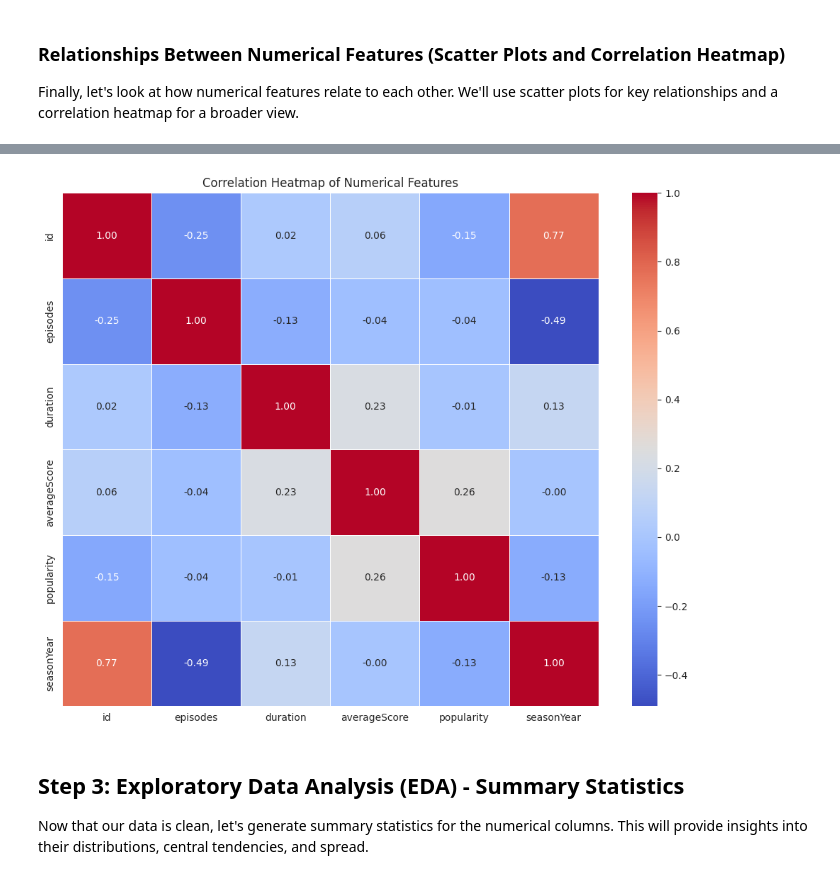
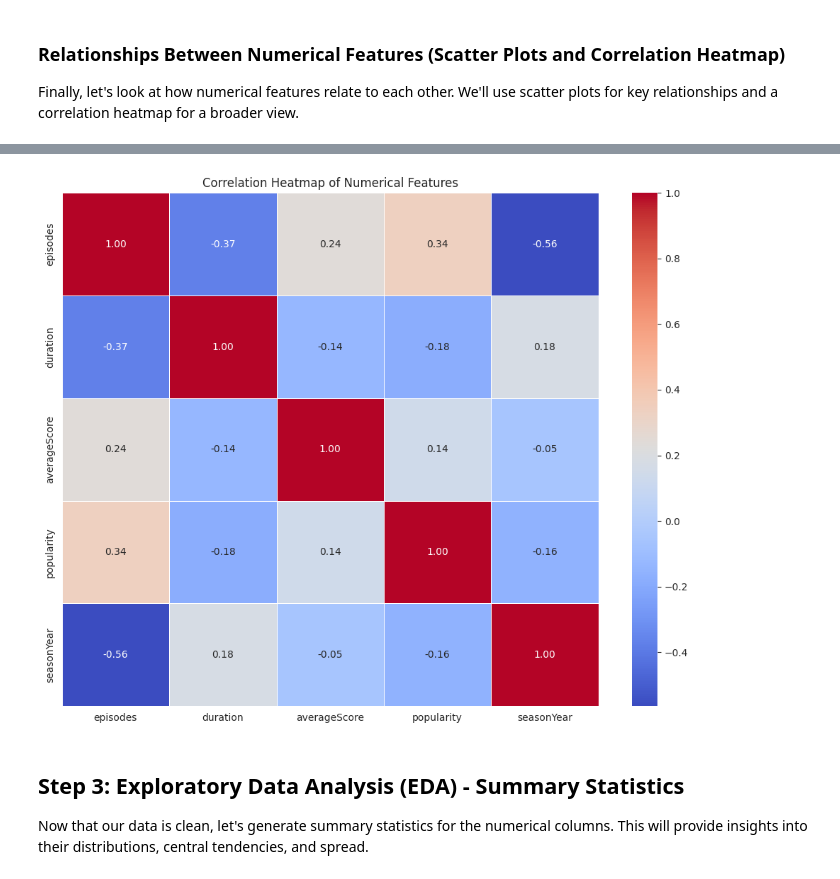
Before and after one commit to Sreinumder/AI_Data_Internship, a Jupyter notebook: day_8/task_4/task4.ipynb, the cells around one changed output, grey strips where cells are left out. Cells and saved outputs as stored; diff of their text form; code cells hidden in the pictures.

```diff
--- a/day_8/task_4/task4.ipynb
+++ b/day_8/task_4/task4.ipynb
@@ -547,17 +585,17 @@ plt.show()
 # %%
 # Correlation Heatmap for numerical features
 
 # Select only numerical columns for correlation calculation
-numerical_df = df.select_dtypes(include=['int64', 'float64'])
+numerical_df = df.select_dtypes(include=['int64', 'float64']).drop(columns=["id"])
 
 plt.figure(figsize=(10, 8))
 sns.heatmap(numerical_df.corr(), annot=True, cmap='coolwarm', fmt=".2f", linewidths=.5)
 plt.title('Correlation Heatmap of Numerical Features')
 plt.tight_layout()
 plt.savefig('correlation_heatmap.png')
 plt.show()
 # %% [output]
-[figure, old version]
+[figure, new version]
 # %% [markdown]
 ## Step 3: Exploratory Data Analysis (EDA) - Summary Statistics
 
```
Also changed, not shown: parts of 17 cells of this notebook.
